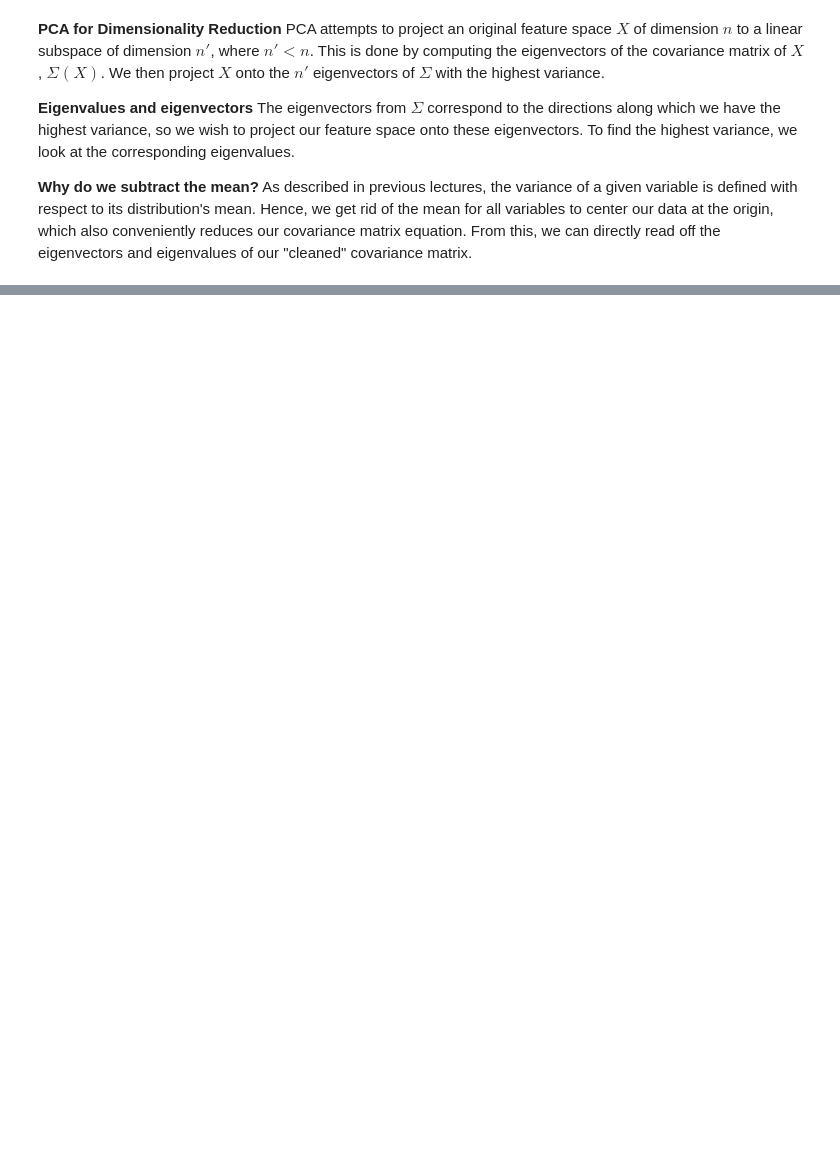
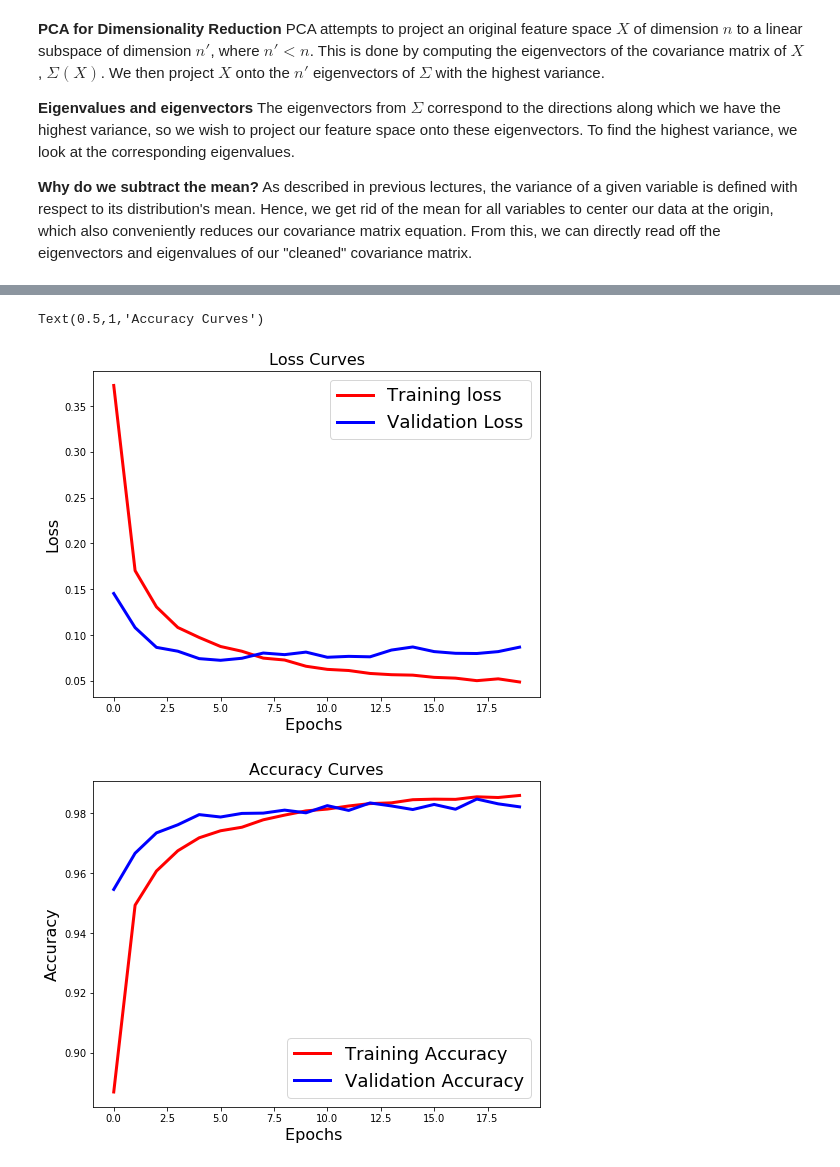
Before and after one commit to tiff-wang/TechX-homework-solutions, a Jupyter notebook: Assignment-Solutions/Assignment7/Assignment7-TheoryRecapAndFeedForwardNN.ipynb, the cells around one changed output, grey strips where cells are left out. Cells and saved outputs as stored; diff of their text form; code cells hidden in the pictures; blank space fills up the shorter version.

```diff
--- a/Assignment-Solutions/Assignment7/Assignment7-TheoryRecapAndFeedForwardNN.ipynb
+++ b/Assignment-Solutions/Assignment7/Assignment7-TheoryRecapAndFeedForwardNN.ipynb
@@ -489,0 +206,11 @@ Compare the SR classification performance compare to the ANN's using the classif
+# %%
+### ======== YOUR CODE HERE ========== ###
+
+# Change the labels from integer to categorical data and store this in a new variable
+# (Hint: Use the to_categorical function in keras)
+train_labels_one_hot = to_categorical(train_labels)
+test_labels_one_hot = to_categorical(test_labels)
+
+# Display the original and converted labels the item in the dataset
+print('Original', train_labels[0])
+print('Converted', train_labels_one_hot[0])
@@ -489,0 +321,40 @@ Compare the SR classification performance compare to the ANN's using the classif
+# %%
+### ======== YOUR CODE HERE ========== ###
+
+# Repeat step 5 with new architecture
+model_reg = Sequential()
+model_reg.add(Dense(512, activation='relu', input_shape=(dimData,)))
+model_reg.add(Dropout(0.5))
+model_reg.add(Dense(512, activation='relu'))
+model_reg.add(Dropout(0.5))
+model_reg.add(Dense(nClasses, activation='softmax'))
+
+# Repeat step 6 with new model
+model_reg.compile(optimizer='rmsprop', loss='categorical_crossentropy', metrics=['accuracy'])
+
+# Repeat step 7 with new model
+history_reg = model_reg.fit(train_data, train_labels_one_hot, batch_size=256, epochs=20, verbose=1,
+                            validation_data=(test_data, test_labels_one_hot))
+
+# Repeat step 8 with new model
+[test_loss_reg, test_acc_reg] = model_reg.evaluate(test_data, test_labels_one_hot)
+print("Evaluation Result on Test Data : Loss = {}, accuracy = {}".format(test_loss_reg, test_acc_reg))
+
+# Repeat step 9 with new model
+
+plt.figure(figsize=[8,6])
+plt.plot(history_reg.history['loss'],'r',linewidth=3.0)
+plt.plot(history_reg.history['val_loss'],'b',linewidth=3.0)
+plt.legend(['Training loss', 'Validation Loss'],fontsize=18)
+plt.xlabel('Epochs ',fontsize=16)
+plt.ylabel('Loss',fontsize=16)
+plt.title('Loss Curves',fontsize=16)
+
+plt.figure(figsize=[8,6])
+plt.plot(history_reg.history['acc'],'r',linewidth=3.0)
+plt.plot(history_reg.history['val_acc'],'b',linewidth=3.0)
+plt.legend(['Training Accuracy', 'Validation Accuracy'],fontsize=18)
+plt.xlabel('Epochs ',fontsize=16)
+plt.ylabel('Accuracy',fontsize=16)
+plt.title('Accuracy Curves',fontsize=16)
+# %% [output]
@@ -489,0 +378,3 @@ Compare the SR classification performance compare to the ANN's using the classif
+Text(0.5,1,'Accuracy Curves')
+[figure, added]
+[figure, added]
```
Also changed, not shown: parts of 69 cells of this notebook.
